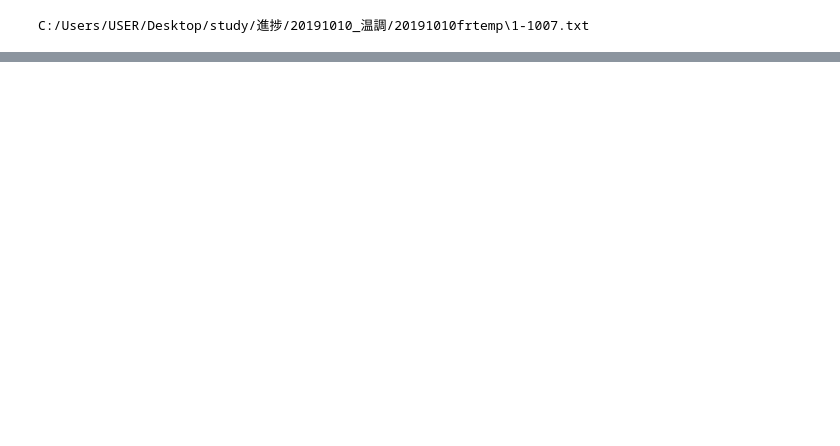
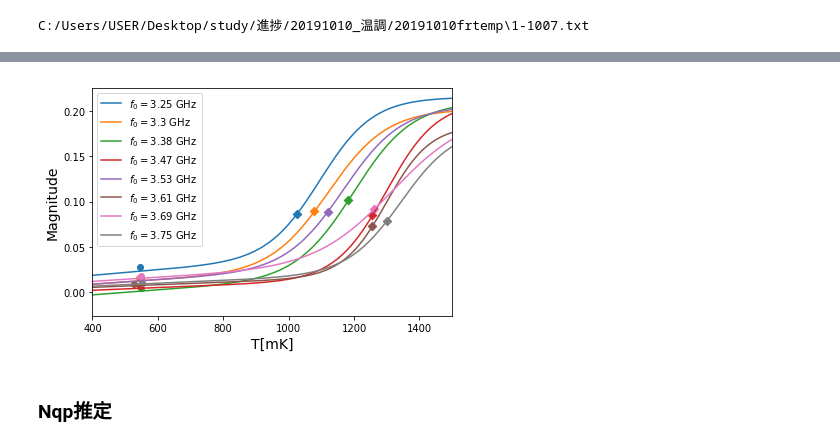
Before and after one commit to T-Ando6630/naruse-lab, a Jupyter notebook: Teffect.ipynb, the cells around one changed output, grey strips where cells are left out. Saved outputs shown, nothing was run; the diff lists cells and outputs as text; code cells hidden in the pictures; blank space fills up the shorter version.

```diff
--- a/Teffect.ipynb
+++ b/Teffect.ipynb
@@ -140,0 +239,9 @@ os.chdir(InitialDir)
+# %%
+#ファイルをインポート
+root = tkinter.Tk()
+root.withdraw()
+file = tkinter.filedialog.askopenfilename(title='import T-Mag CSV',
+                                          filetypes = [("datafiles","*.csv;*.txt;*.dat;*.hws")])
+
+tMag = pd.read_csv(file,engine='python',header=0,index_col='T[mK]')
+tMag.head()
@@ -140,0 +298,26 @@ os.chdir(InitialDir)
+# %%
+#温度推定まとめ
+t = np.arange(1,1501,0.1)
+out = []
+labels = []
+fig,ax = plt.subplots()
+for i, df in enumerate (item) :
+    t0,amplitude,f0,m,b = df[['T[mK]','amplitude','fr[GHz]','slope','const']].iloc[0]
+    a0,b0,a1,b1 = pars[['a0','b0','a1','b1']].iloc[i]
+    mag = ampT(t,t0,f0,amplitude,m,b,a0,b0,a1,b1)
+    line, = ax.plot(t,mag)
+    ax.scatter(deltaMT.loc[f[i],'T$\it_{0}$[mK]'],deltaMT.loc[f[i],'Baseline'],color=line.get_color(),marker='o')
+    ax.scatter(deltaMT.loc[f[i],'T[mK]'],deltaMT.loc[f[i],'Magnitude'],color=line.get_color(),marker='D')
+    labels.append('$f\it_{0}=$'+str(np.array(f)[i].round(2))+' GHz')
+    out.append(mag)
+ax.set_xlim(400,1500)
+ax.set_xlabel('T[mK]',fontsize=14)
+ax.set_ylabel('Magnitude',fontsize=14)
+ax.legend(labels,fontsize=10)
+plt.tight_layout()
+plt.savefig('T-Magdelta.png')
+plt.show()
+# %% [output]
+[figure, added]
+# %% [markdown]
+### Nqp推定
```
Also changed, not shown: parts of 30 cells of this notebook.
